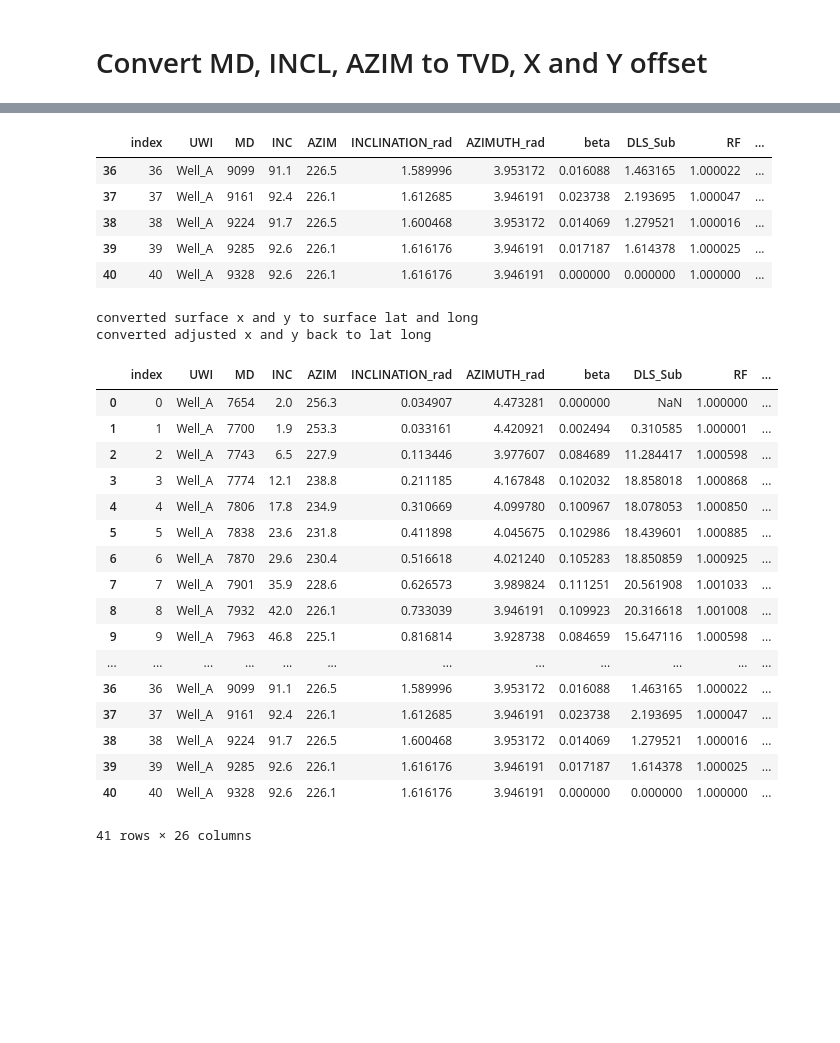
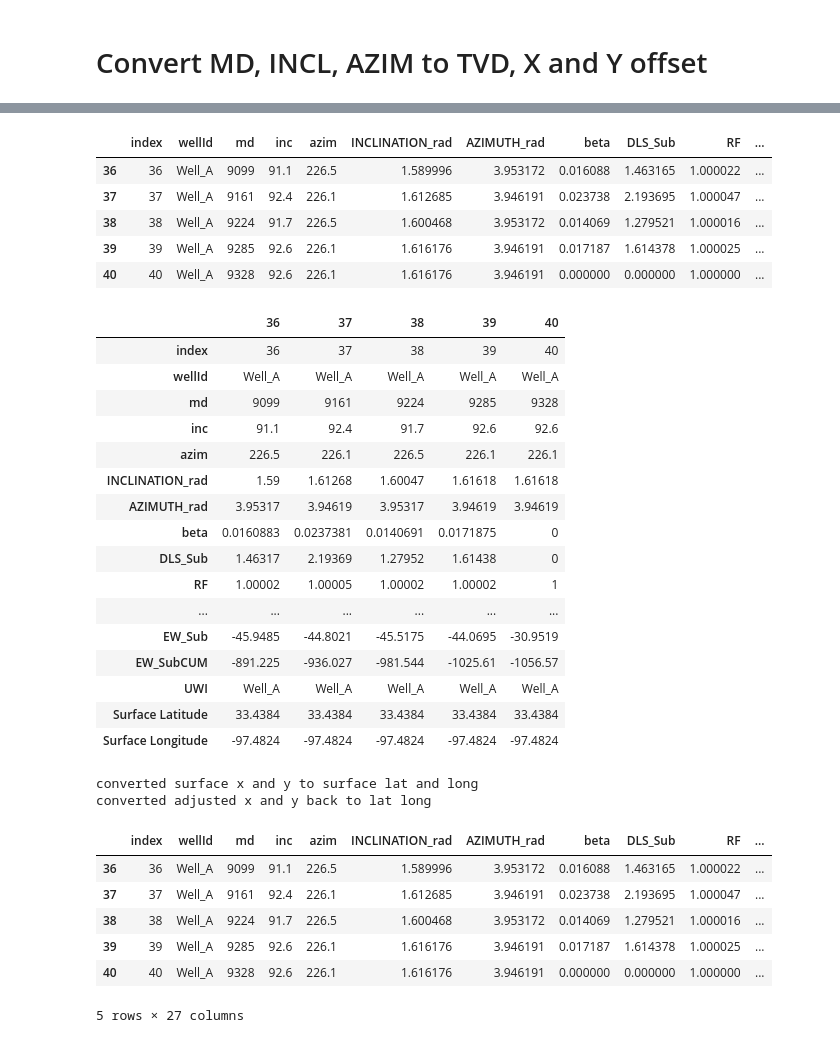
Before and after one commit to bpamos/welltrajconvert, a Jupyter notebook: notebook/Convert_SurfaceLatLon_to_SurveyLatLon.ipynb, the cells around one changed output, grey strips where cells are left out. Saved outputs shown, nothing was run; the diff lists cells and outputs as text; code cells hidden in the pictures; blank space fills up the shorter version.

```diff
--- a/notebook/Convert_SurfaceLatLon_to_SurveyLatLon.ipynb
+++ b/notebook/Convert_SurfaceLatLon_to_SurveyLatLon.ipynb
@@ -356,9 +434,11 @@ See the caveats in the documentation: https://pandas.pydata.org/pandas-docs/stab
+# %%
+df_sub = df[['wellId', 'md', 'inc', 'azim']]
 # %%
 #define column names:
-uwi = 'UWI'
-md = 'MD'
-inc = 'INC'
-azim = 'AZIM'
+uwi = 'wellId'
+md = 'md'
+inc = 'inc'
+azim = 'azim'
 incRad = 'INCLINATION_rad'
 azimRad = 'AZIMUTH_rad'
 
@@ -439,20 +519,40 @@ appended_data.tail()
 | 39 | 39 | Well_A | 9285 | 92.6 | 226.1 | 1.616176 | 3.946191 | 0.017187 | 1.614378 | 1.000025 | ... |
 | 40 | 40 | Well_A | 9328 | 92.6 | 226.1 | 1.616176 | 3.946191 | 0.000000 | 0.000000 | 1.000000 | ... |
 # %%
-df = pd.merge(appended_data,df_surface,on="UWI")
+df = pd.merge(appended_data,df_surface,left_on="wellId",right_on='UWI')
 df.tail()
 # %% [output]
-|  | index | UWI | MD | INC | AZIM | INCLINATION_rad | AZIMUTH_rad | beta | DLS_Sub | RF | ... |
+|  | index | wellId | md | inc | azim | INCLINATION_rad | AZIMUTH_rad | beta | DLS_Sub | RF | ... |
 | 36 | 36 | Well_A | 9099 | 91.1 | 226.5 | 1.589996 | 3.953172 | 0.016088 | 1.463165 | 1.000022 | ... |
 | 37 | 37 | Well_A | 9161 | 92.4 | 226.1 | 1.612685 | 3.946191 | 0.023738 | 2.193695 | 1.000047 | ... |
 | 38 | 38 | Well_A | 9224 | 91.7 | 226.5 | 1.600468 | 3.953172 | 0.014069 | 1.279521 | 1.000016 | ... |
 | 39 | 39 | Well_A | 9285 | 92.6 | 226.1 | 1.616176 | 3.946191 | 0.017187 | 1.614378 | 1.000025 | ... |
 | 40 | 40 | Well_A | 9328 | 92.6 | 226.1 | 1.616176 | 3.946191 | 0.000000 | 0.000000 | 1.000000 | ... |
+# %%
+df.tail().T
+# %% [output]
+|  | 36 | 37 | 38 | 39 | 40 |
+| index | 36 | 37 | 38 | 39 | 40 |
+| wellId | Well_A | Well_A | Well_A | Well_A | Well_A |
+| md | 9099 | 9161 | 9224 | 9285 | 9328 |
+| inc | 91.1 | 92.4 | 91.7 | 92.6 | 92.6 |
+| azim | 226.5 | 226.1 | 226.5 | 226.1 | 226.1 |
+| INCLINATION_rad | 1.59 | 1.61268 | 1.60047 | 1.61618 | 1.61618 |
+| AZIMUTH_rad | 3.95317 | 3.94619 | 3.95317 | 3.94619 | 3.94619 |
+| beta | 0.0160883 | 0.0237381 | 0.0140691 | 0.0171875 | 0 |
+| DLS_Sub | 1.46317 | 2.19369 | 1.27952 | 1.61438 | 0 |
+| RF | 1.00002 | 1.00005 | 1.00002 | 1.00002 | 1 |
+| ... | ... | ... | ... | ... | ... |
+| EW_Sub | -45.9485 | -44.8021 | -45.5175 | -44.0695 | -30.9519 |
+| EW_SubCUM | -891.225 | -936.027 | -981.544 | -1025.61 | -1056.57 |
+| UWI | Well_A | Well_A | Well_A | Well_A | Well_A |
+| Surface Latitude | 33.4384 | 33.4384 | 33.4384 | 33.4384 | 33.4384 |
+| Surface Longitude | -97.4824 | -97.4824 | -97.4824 | -97.4824 | -97.4824 |
 # %%
 SurfaceLatitude = 'Surface Latitude'
 SurfaceLongitude ='Surface Longitude'
-X_offset = 'NS_Sub'
-Y_offset = 'EW_Sub'
+X_offset = 'NS_SubCUM'
+Y_offset = 'EW_SubCUM'
 
 # drop rows that dont have surface locs
 df = df.dropna(subset=[SurfaceLatitude])
@@ -490,23 +590,12 @@ print('converted adjusted x and y back to lat long')
 converted surface x and y to surface lat and long
 converted adjusted x and y back to lat long
 # %%
-df
+df.tail()
 # %% [output]
-|  | index | UWI | MD | INC | AZIM | INCLINATION_rad | AZIMUTH_rad | beta | DLS_Sub | RF | ... |
-| 0 | 0 | Well_A | 7654 | 2.0 | 256.3 | 0.034907 | 4.473281 | 0.000000 | NaN | 1.000000 | ... |
-| 1 | 1 | Well_A | 7700 | 1.9 | 253.3 | 0.033161 | 4.420921 | 0.002494 | 0.310585 | 1.000001 | ... |
-| 2 | 2 | Well_A | 7743 | 6.5 | 227.9 | 0.113446 | 3.977607 | 0.084689 | 11.284417 | 1.000598 | ... |
-| 3 | 3 | Well_A | 7774 | 12.1 | 238.8 | 0.211185 | 4.167848 | 0.102032 | 18.858018 | 1.000868 | ... |
-| 4 | 4 | Well_A | 7806 | 17.8 | 234.9 | 0.310669 | 4.099780 | 0.100967 | 18.078053 | 1.000850 | ... |
-| 5 | 5 | Well_A | 7838 | 23.6 | 231.8 | 0.411898 | 4.045675 | 0.102986 | 18.439601 | 1.000885 | ... |
-| 6 | 6 | Well_A | 7870 | 29.6 | 230.4 | 0.516618 | 4.021240 | 0.105283 | 18.850859 | 1.000925 | ... |
-| 7 | 7 | Well_A | 7901 | 35.9 | 228.6 | 0.626573 | 3.989824 | 0.111251 | 20.561908 | 1.001033 | ... |
-| 8 | 8 | Well_A | 7932 | 42.0 | 226.1 | 0.733039 | 3.946191 | 0.109923 | 20.316618 | 1.001008 | ... |
-| 9 | 9 | Well_A | 7963 | 46.8 | 225.1 | 0.816814 | 3.928738 | 0.084659 | 15.647116 | 1.000598 | ... |
-| ... | ... | ... | ... | ... | ... | ... | ... | ... | ... | ... | ... |
+|  | index | wellId | md | inc | azim | INCLINATION_rad | AZIMUTH_rad | beta | DLS_Sub | RF | ... |
 | 36 | 36 | Well_A | 9099 | 91.1 | 226.5 | 1.589996 | 3.953172 | 0.016088 | 1.463165 | 1.000022 | ... |
 | 37 | 37 | Well_A | 9161 | 92.4 | 226.1 | 1.612685 | 3.946191 | 0.023738 | 2.193695 | 1.000047 | ... |
 | 38 | 38 | Well_A | 9224 | 91.7 | 226.5 | 1.600468 | 3.953172 | 0.014069 | 1.279521 | 1.000016 | ... |
 | 39 | 39 | Well_A | 9285 | 92.6 | 226.1 | 1.616176 | 3.946191 | 0.017187 | 1.614378 | 1.000025 | ... |
 | 40 | 40 | Well_A | 9328 | 92.6 | 226.1 | 1.616176 | 3.946191 | 0.000000 | 0.000000 | 1.000000 | ... |
-41 rows × 26 columns
+5 rows × 27 columns
```
Also changed, not shown: parts of 17 cells of this notebook.
